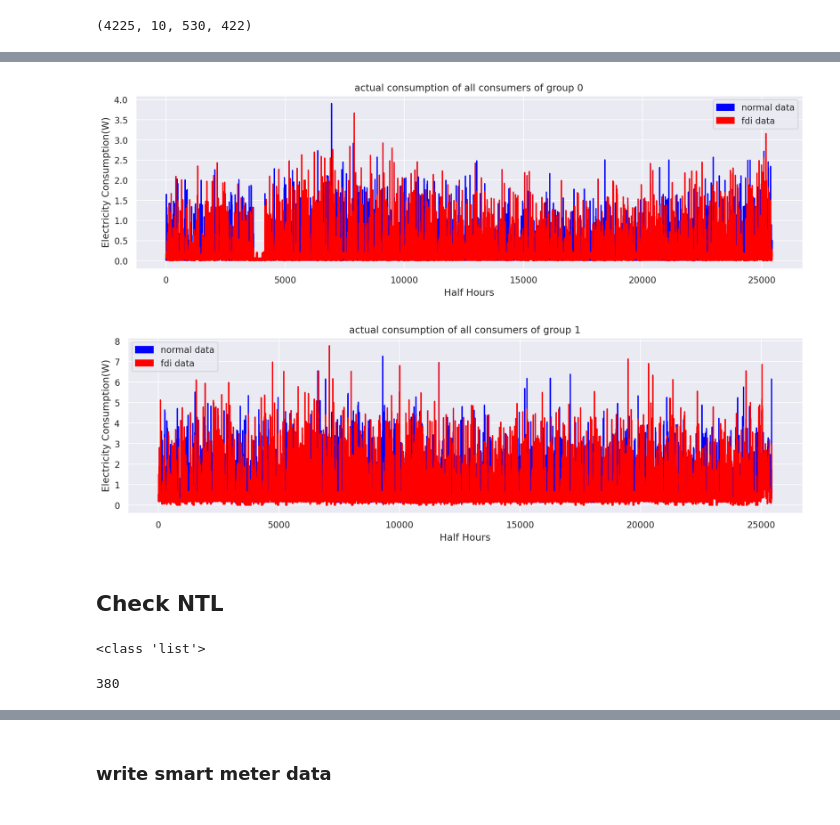
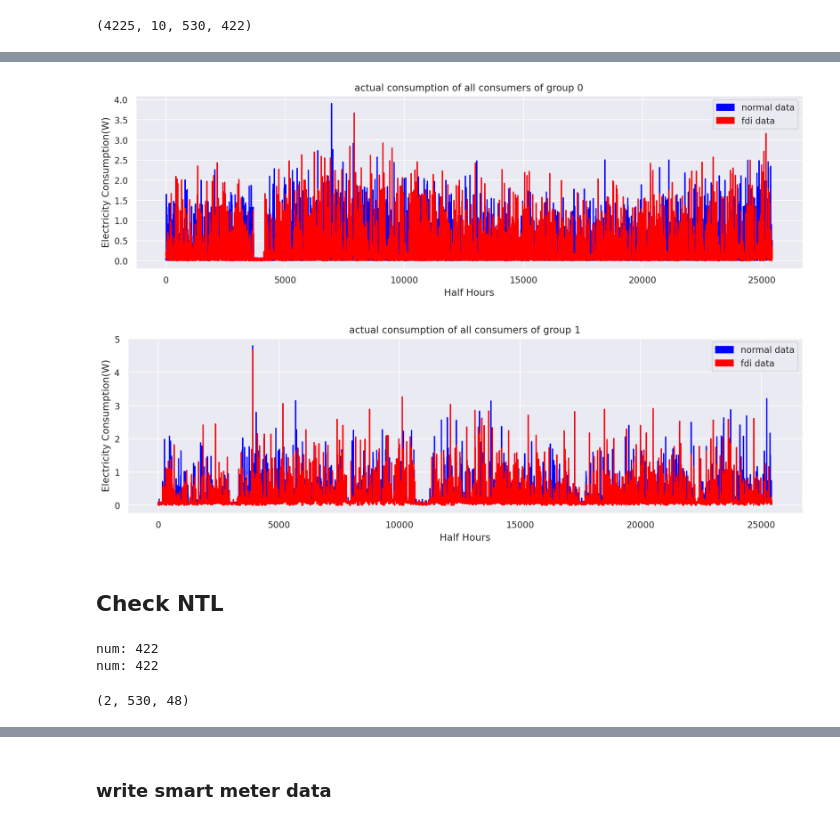
Before and after one commit to BOBO-LU/Non-Technical-Loss, a Jupyter notebook: main-preprocess.ipynb, the cells around one changed output, grey strips where cells are left out. Drawn from its saved outputs; the diff is of its cells as text; code cells hidden in the pictures.

Commit message:
fix calculation of v_value

```diff
--- a/main-preprocess.ipynb
+++ b/main-preprocess.ipynb
@@ -371,10 +350,10 @@ type(final_data_group), type(data_group), type(origin_data_group)
 # %%
 for i in range(len(final_data_group)):
     if i == 2: break
-    plot_data(origin_data_group[i]["fdi"], final_data_group[i]["fdi"], "actual consumption of all consumers of group " + str(i), "normal data", "fdi data", plot_house=1, plot_hour=NUMBER_OF_HALF_HOURS, save=False)
+    plot_data(final_data_group[i], "actual consumption of all consumers of group " + str(i), "normal data", "fdi data", plot_house=1, plot_hour=NUMBER_OF_HALF_HOURS, save=False)
 # %% [output]
-[figure, old version]
+[figure, new version]
-[figure, old version]
+[figure, new version]
 # %% [markdown]
 ## Check NTL
 # %%
@@ -385,17 +364,29 @@ smart_meter_data_group = final_data_group ## data with fdi
 # %%
 # calculate NTL loss vector for every day
 ntl_loss_data_group = []
-for observe_area, smart_area in zip(observe_meter_data_group, smart_meter_data_group): # iterate 10 area
+for smart_area in smart_meter_data_group[:2]: # iterate 10 area
     ntl_loss_data = []
-    for observe_meter, smart_meter in zip(observe_area['fdi'], smart_area['fdi']): #iterate fdi meter in each area
+    num = int(smart_area.shape[0] / 530 / 48) #get meters
+    print("num:", num)
+    for baseoffset in range(num): #iterate fdi meter in each area
+        offset = baseoffset * 530 * 48
+#         display(smart_area[offset:offset+48*530])
+        sub = smart_area["Electricity"][offset:offset+48*530] - smart_area["Atk_Elec"][offset:offset+48*530]
+#         display(sub)
+        try:
+            ntl_loss_data = sub.to_numpy().reshape(NUMBER_OF_DAYS, 48)
+        except:
+            print(baseoffset)
+            print(smart_area["MeterID"][offset:offset+48*530].value_counts())
+            print(sub)
+    ntl_loss_data_group.append(ntl_loss_data)
 
-        sub = observe_meter[["Electricity"]] - smart_meter[["Electricity"]]
-
-        ntl_loss_data = sub.to_numpy().reshape(NUMBER_OF_DAYS, 48)
-
-    ntl_loss_data_group.append(ntl_loss_data)
 ntl_loss_data_group = np.asarray(ntl_loss_data_group)
 ntl_loss_data_group.shape
+# %% [output]
+num: 422
+num: 422
+(2, 530, 48)
 # %%
 # make sure there is difference between the observe_meter_data_group and smart_meter_data_group
 plt.plot(observe_meter_data_group[0]["fdi"][0]["Electricity"].tolist())
@@ -403,9 +394,3 @@ plt.plot(smart_meter_data_group[0]["fdi"][0]["Electricity"].tolist())
 for j in range(1):
     t = observe_meter_data_group[0]["fdi"][j]["Electricity"] - smart_meter_data_group[0]["fdi"][j]["Electricity"]
     print(t.value_counts())
-# %%
-print(type(smart_meter_data_group[0]["normal"]))
-len(smart_meter_data_group[1]["normal"])
-# %% [output]
-<class 'list'>
-380
```
Also changed, not shown: parts of 33 cells of this notebook, 1 other file.
